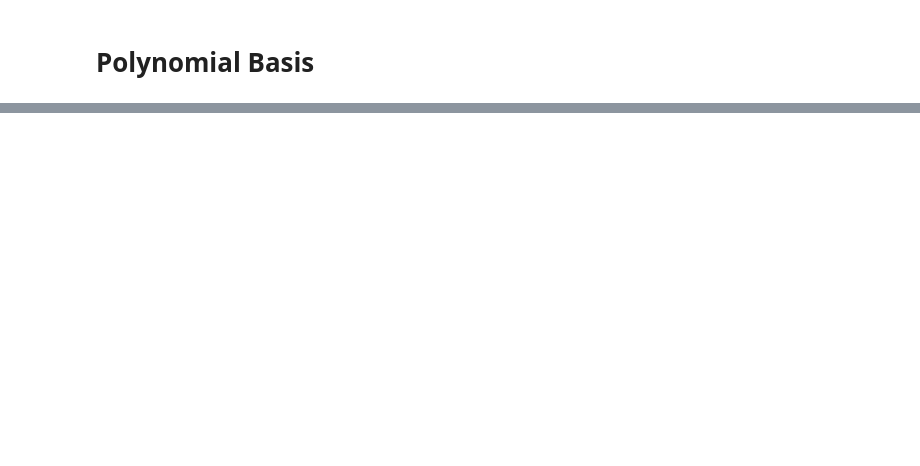
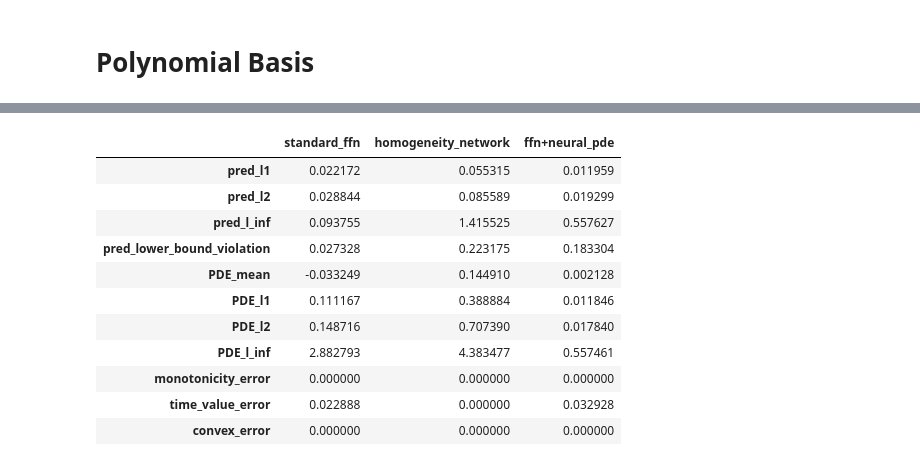
Before and after one commit to chrischia06/neural-network-derivative-pricing, a Jupyter notebook: examples/BlackScholesCalls.ipynb, the cells around one changed output, grey strips where cells are left out. Cells and saved outputs as stored; diff of their text form; code cells hidden in the pictures; blank space fills up the shorter version.

```diff
--- a/examples/BlackScholesCalls.ipynb
+++ b/examples/BlackScholesCalls.ipynb
@@ -233,0 +245,33 @@ sns.scatterplot(x = Xs[:, f_to_i("log(S/K)")],
+# %%
+preds = model.predict(Xs).reshape(-1)
+"""
+Compute all Gradients, Hessian
+"""
+
+X_tensor = tf.Variable(Xs)
+with tf.GradientTape() as tape2:
+    with tf.GradientTape() as tape:
+        output = model(X_tensor)
+        grads = tape.gradient(output, X_tensor)
+    hessian1 = tape2.gradient(grads[:, f_to_i("log(S/K)")], X_tensor)
+
+grads = grads.numpy()
+hessian_moneyness = hessian1.numpy()[:, [0]]
+
+all_res += [bs_eval_wrapper(X_df,
+                    true_val = X_df['call_true'].values,
+                    preds = preds,
+                    grads = grads,
+                    hessian_moneyness = hessian_moneyness,
+                    lower_bound = intrinsic_val,
+                    upper_bound = None,
+                    METHOD = "ffn+neural_pde"
+                    )]
+
+"""
+Visualise call surface
+"""
+SK = np.linspace(-2, 3, 128)
+ts = np.linspace(0, 4, 128)
+X = np.array(list(product(SK, ts)))
+visualise_surface(SK, ts, model(X).numpy())
@@ -233,0 +284,15 @@ sns.scatterplot(x = Xs[:, f_to_i("log(S/K)")],
+# %%
+pd.concat(all_res).T.style.background_gradient(axis = 1)
+# %% [output]
+|  | standard_ffn | homogeneity_network | ffn+neural_pde |
+| pred_l1 | 0.022172 | 0.055315 | 0.011959 |
+| pred_l2 | 0.028844 | 0.085589 | 0.019299 |
+| pred_l_inf | 0.093755 | 1.415525 | 0.557627 |
+| pred_lower_bound_violation | 0.027328 | 0.223175 | 0.183304 |
+| PDE_mean | -0.033249 | 0.144910 | 0.002128 |
+| PDE_l1 | 0.111167 | 0.388884 | 0.011846 |
+| PDE_l2 | 0.148716 | 0.707390 | 0.017840 |
+| PDE_l_inf | 2.882793 | 4.383477 | 0.557461 |
+| monotonicity_error | 0.000000 | 0.000000 | 0.000000 |
+| time_value_error | 0.022888 | 0.000000 | 0.032928 |
+| convex_error | 0.000000 | 0.000000 | 0.000000 |
```
Also changed, not shown: parts of 13 cells of this notebook, 25 other files.
